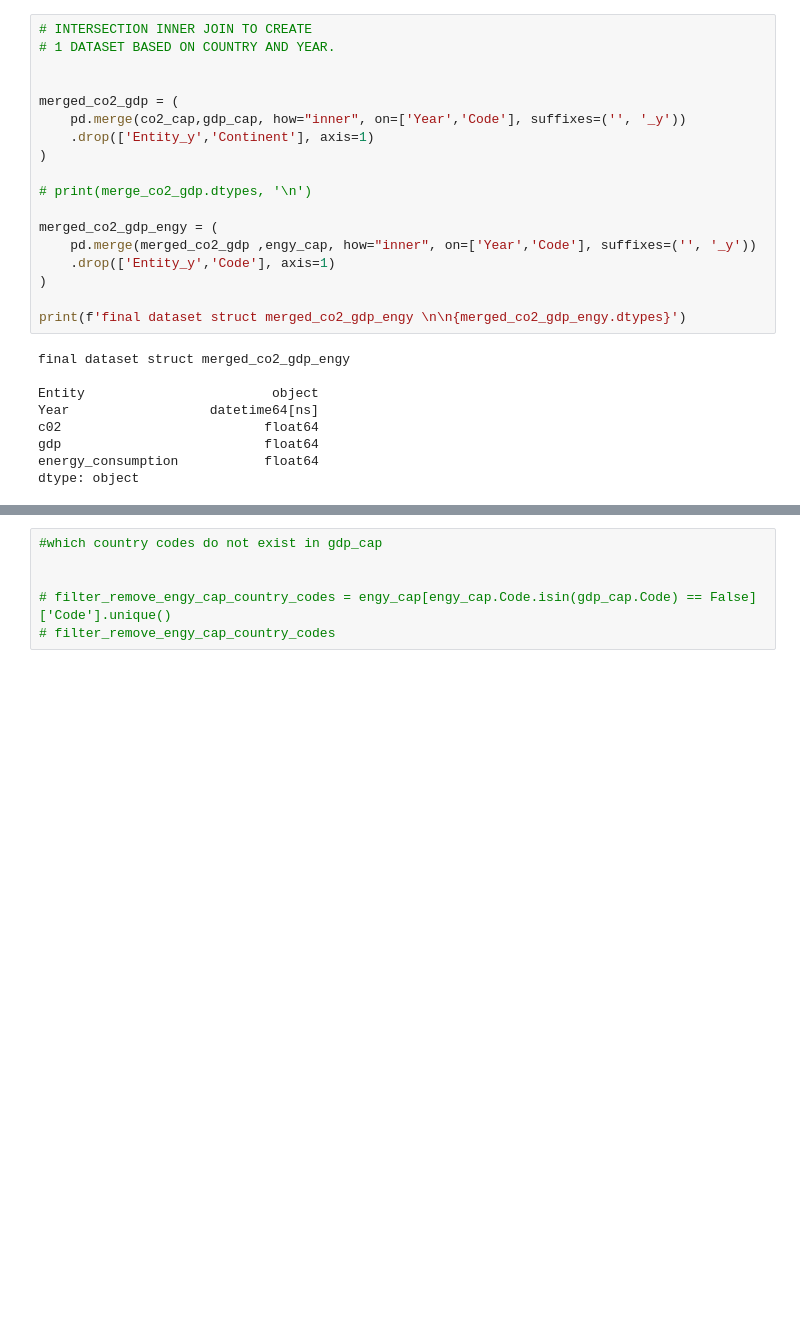
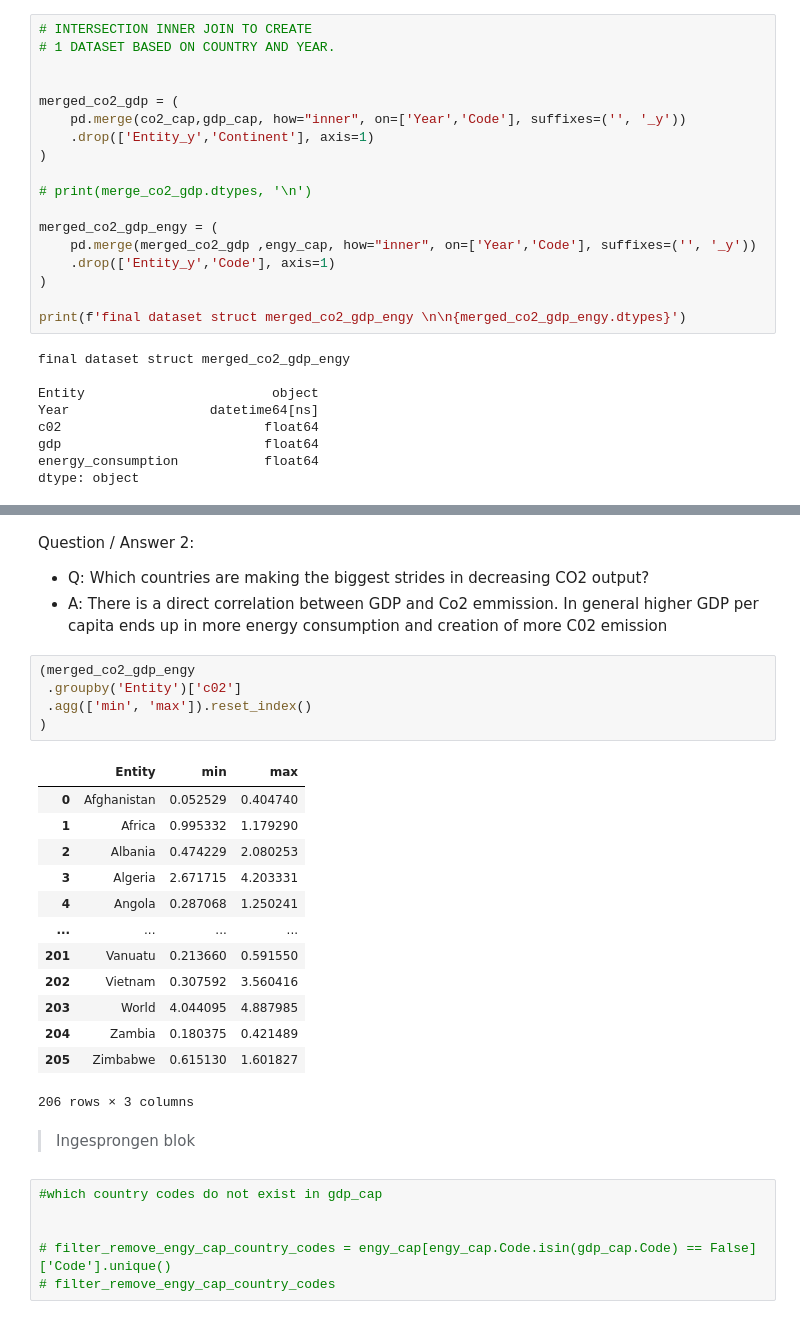
Before and after one commit to ayuksekdag/winacademy_python_dna, a Jupyter notebook: final_assignment/final_co2Project.ipynb, the cells around one changed output, grey strips where cells are left out. Saved outputs shown, nothing was run; the diff lists cells and outputs as text; blank space fills up the shorter version.

```diff
--- a/final_assignment/final_co2Project.ipynb
+++ b/final_assignment/final_co2Project.ipynb
@@ -129,3 +136,30 @@ plt.show()
+# %% [markdown]
+Question / Answer 2:
+- Q: Which countries are making the biggest strides in decreasing CO2 output?
+- A: There is a direct correlation between GDP and Co2 emmission. In general higher GDP per capita ends up in more energy consumption and creation of more C02 emission
+# %%
+(merged_co2_gdp_engy
+ .groupby('Entity')['c02']
+ .agg(['min', 'max']).reset_index()
+)
+# %% [output]
+|  | Entity | min | max |
+| 0 | Afghanistan | 0.052529 | 0.404740 |
+| 1 | Africa | 0.995332 | 1.179290 |
+| 2 | Albania | 0.474229 | 2.080253 |
+| 3 | Algeria | 2.671715 | 4.203331 |
+| 4 | Angola | 0.287068 | 1.250241 |
+| ... | ... | ... | ... |
+| 201 | Vanuatu | 0.213660 | 0.591550 |
+| 202 | Vietnam | 0.307592 | 3.560416 |
+| 203 | World | 4.044095 | 4.887985 |
+| 204 | Zambia | 0.180375 | 0.421489 |
+| 205 | Zimbabwe | 0.615130 | 1.601827 |
+206 rows × 3 columns
+# %% [markdown]
+
+
+> Ingesprongen blok
 # %%
 #which country codes do not exist in gdp_cap
 
```
Also changed, not shown: parts of 4 cells of this notebook.
